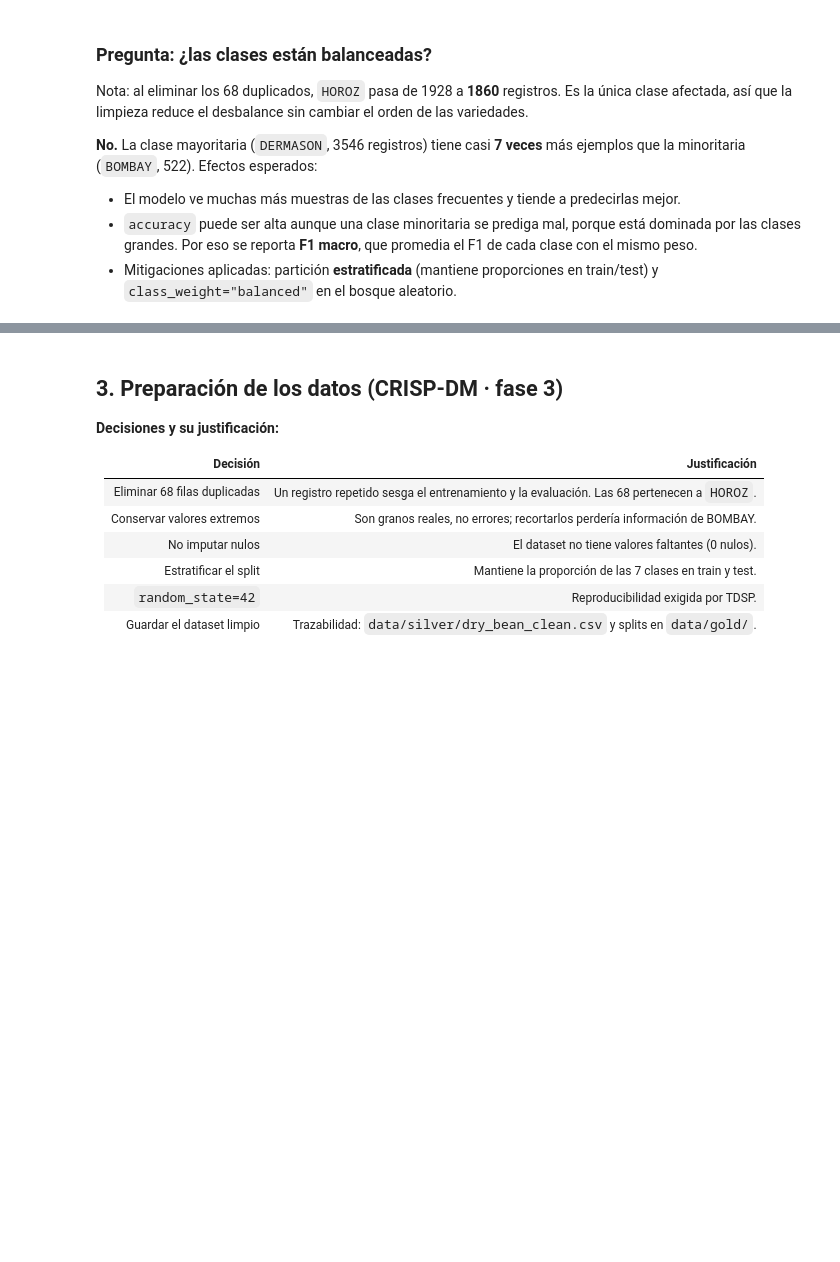
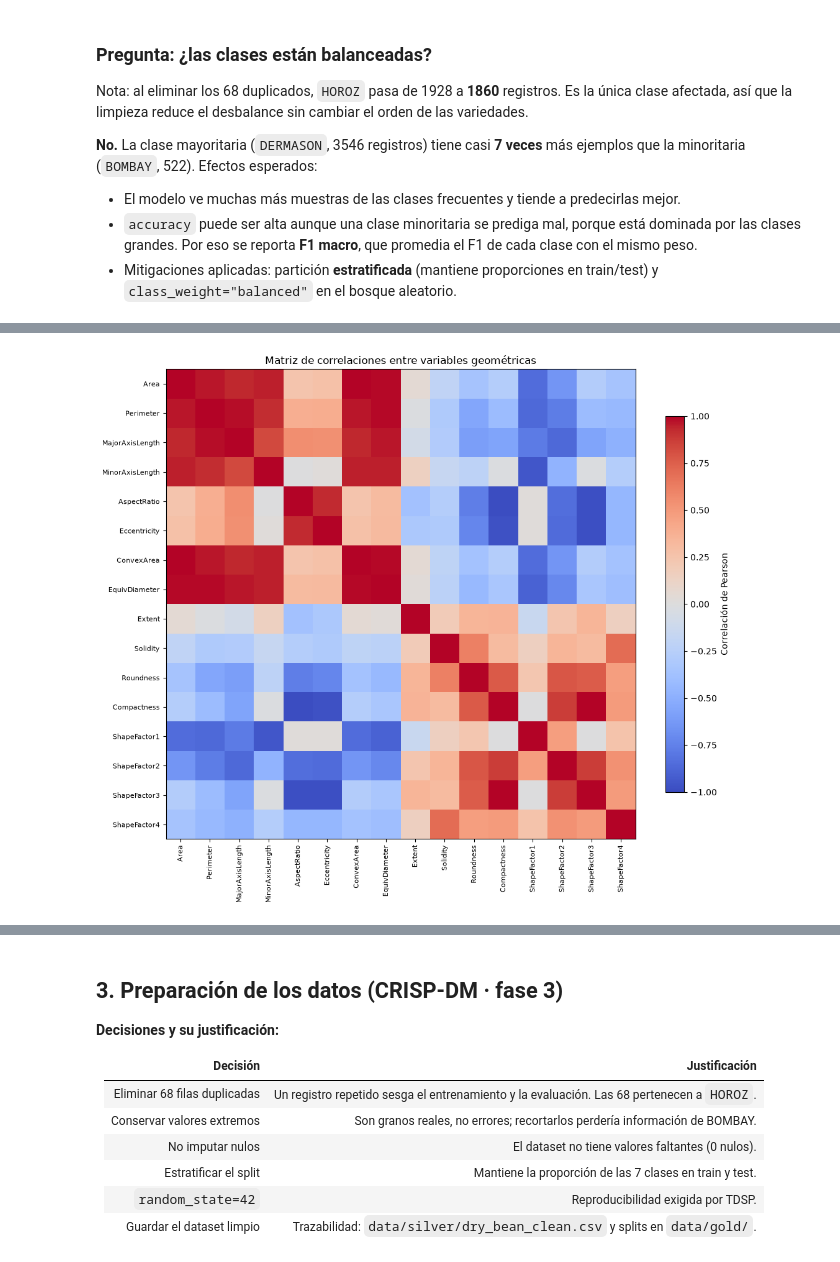
Before and after one commit to markodavid/taller1, a Jupyter notebook: notebooks/01_laboratorio_drybean.ipynb, the cells around one changed output, grey strips where cells are left out. Cells and saved outputs as stored; diff of their text form; code cells hidden in the pictures; blank space fills up the shorter version.

```diff
--- a/notebooks/01_laboratorio_drybean.ipynb
+++ b/notebooks/01_laboratorio_drybean.ipynb
@@ -211,0 +280,4 @@ que la minoritaria (`BOMBAY`, 522). Efectos esperados:
+# %%
+correlation = eda.correlation_matrix(df_eda, feature_columns)
+top_pairs = eda.top_correlations(correlation, n=10)
+top_pairs
@@ -211,0 +296,5 @@ que la minoritaria (`BOMBAY`, 522). Efectos esperados:
+# %%
+figure = eda.plot_correlation_heatmap(correlation)
+plt.show()
+# %% [output]
+[figure, added]
```
Also changed, not shown: parts of 16 cells of this notebook, 18 other files.
